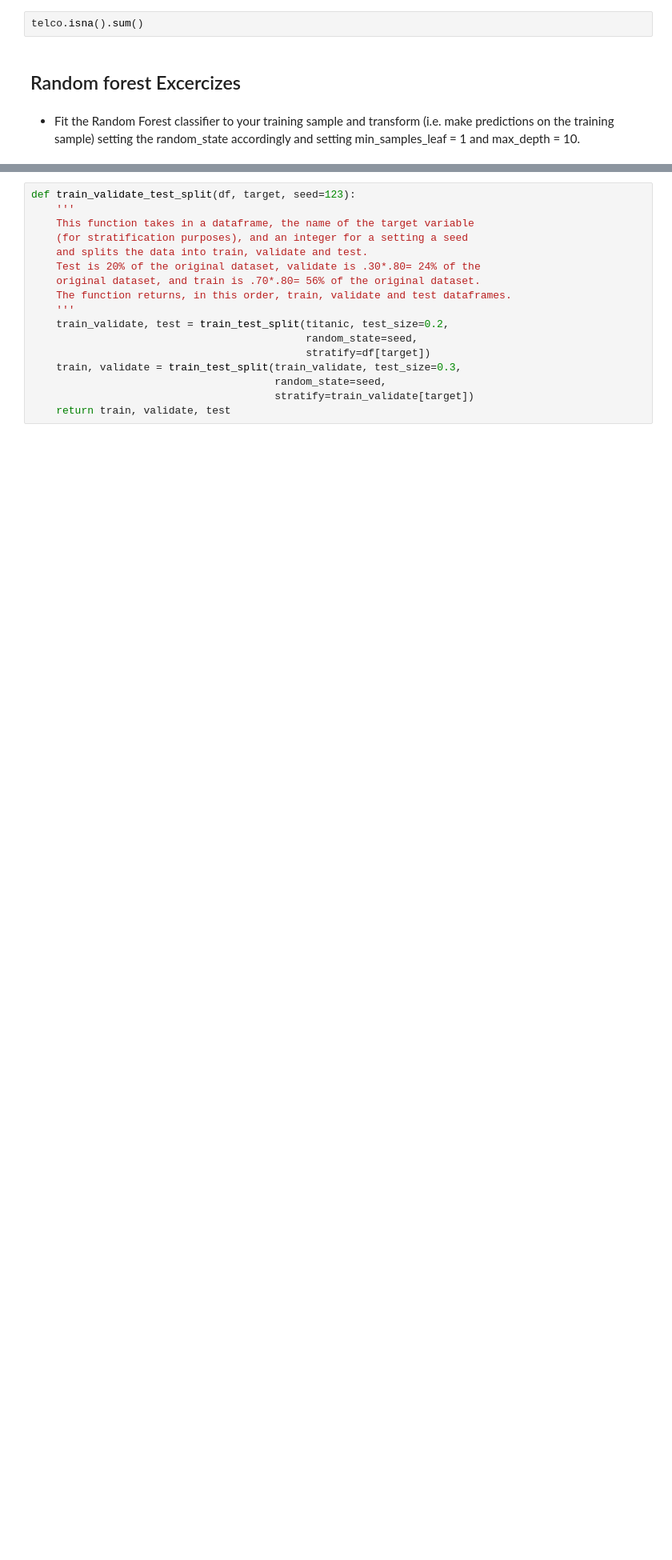
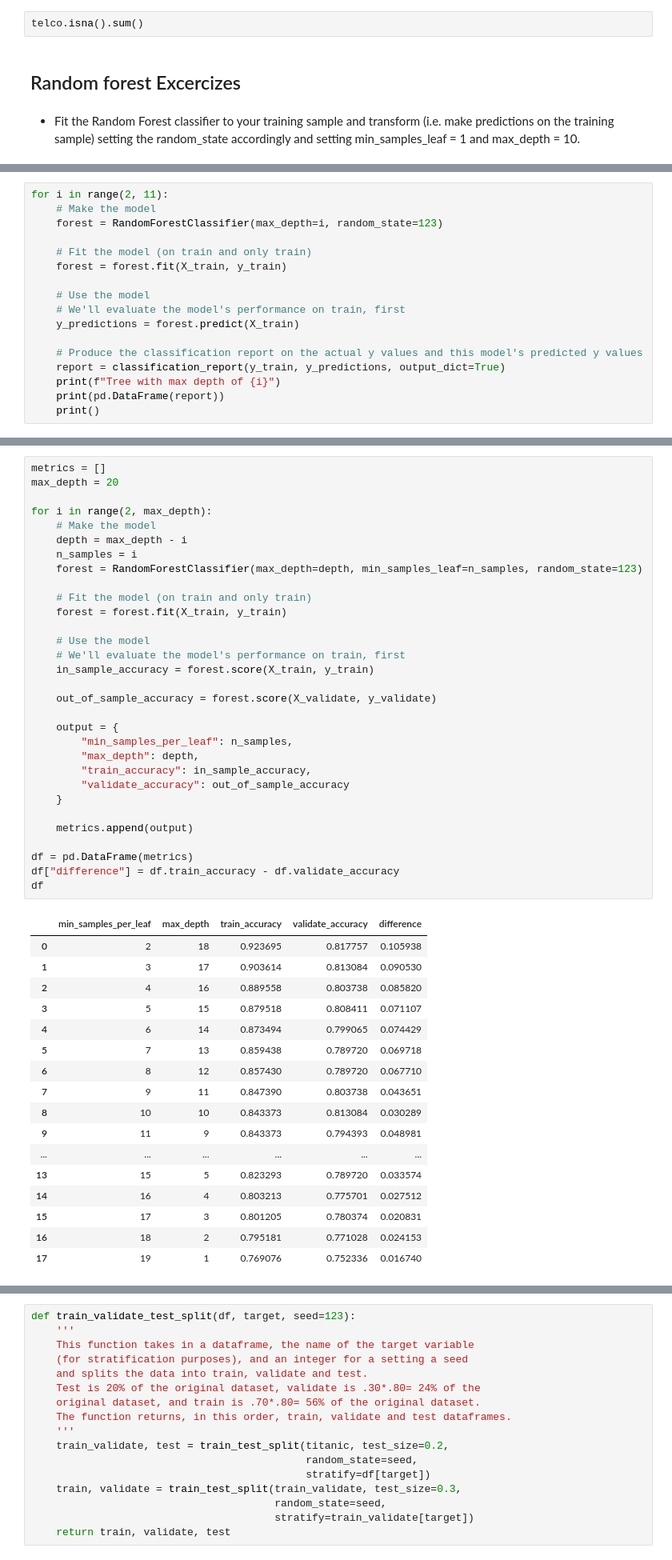
Before and after one commit to GladyBarrios/classification-exercises, a Jupyter notebook: model.ipynb, the cells around one changed output, grey strips where cells are left out. Shown: that part at 80% size. Drawn from its saved outputs; the diff is of its cells as text; blank space fills up the shorter version.

```diff
--- a/model.ipynb
+++ b/model.ipynb
@@ -168,0 +409,17 @@ titanic.head()
+# %%
+for i in range(2, 11):
+    # Make the model
+    forest = RandomForestClassifier(max_depth=i, random_state=123)
+
+    # Fit the model (on train and only train)
+    forest = forest.fit(X_train, y_train)
+
+    # Use the model
+    # We'll evaluate the model's performance on train, first
+    y_predictions = forest.predict(X_train)
+
+    # Produce the classification report on the actual y values and this model's predicted y values
+    report = classification_report(y_train, y_predictions, output_dict=True)
+    print(f"Tree with max depth of {i}")
+    print(pd.DataFrame(report))
+    print()
@@ -168,0 +498,49 @@ titanic.head()
+# %%
+metrics = []
+max_depth = 20
+
+for i in range(2, max_depth):
+    # Make the model
+    depth = max_depth - i
+    n_samples = i
+    forest = RandomForestClassifier(max_depth=depth, min_samples_leaf=n_samples, random_state=123)
+
+    # Fit the model (on train and only train)
+    forest = forest.fit(X_train, y_train)
+
+    # Use the model
+    # We'll evaluate the model's performance on train, first
+    in_sample_accuracy = forest.score(X_train, y_train)
+
+    out_of_sample_accuracy = forest.score(X_validate, y_validate)
+
+    output = {
+        "min_samples_per_leaf": n_samples,
+        "max_depth": depth,
+        "train_accuracy": in_sample_accuracy,
+        "validate_accuracy": out_of_sample_accuracy
+    }
+
+    metrics.append(output)
+
+df = pd.DataFrame(metrics)
+df["difference"] = df.train_accuracy - df.validate_accuracy
+df
+# %% [output]
+|  | min_samples_per_leaf | max_depth | train_accuracy | validate_accuracy | difference |
+| 0 | 2 | 18 | 0.923695 | 0.817757 | 0.105938 |
+| 1 | 3 | 17 | 0.903614 | 0.813084 | 0.090530 |
+| 2 | 4 | 16 | 0.889558 | 0.803738 | 0.085820 |
+| 3 | 5 | 15 | 0.879518 | 0.808411 | 0.071107 |
+| 4 | 6 | 14 | 0.873494 | 0.799065 | 0.074429 |
+| 5 | 7 | 13 | 0.859438 | 0.789720 | 0.069718 |
+| 6 | 8 | 12 | 0.857430 | 0.789720 | 0.067710 |
+| 7 | 9 | 11 | 0.847390 | 0.803738 | 0.043651 |
+| 8 | 10 | 10 | 0.843373 | 0.813084 | 0.030289 |
+| 9 | 11 | 9 | 0.843373 | 0.794393 | 0.048981 |
+| ... | ... | ... | ... | ... | ... |
+| 13 | 15 | 5 | 0.823293 | 0.789720 | 0.033574 |
+| 14 | 16 | 4 | 0.803213 | 0.775701 | 0.027512 |
+| 15 | 17 | 3 | 0.801205 | 0.780374 | 0.020831 |
+| 16 | 18 | 2 | 0.795181 | 0.771028 | 0.024153 |
+| 17 | 19 | 1 | 0.769076 | 0.752336 | 0.016740 |
```
Also changed, not shown: parts of 87 cells of this notebook.
